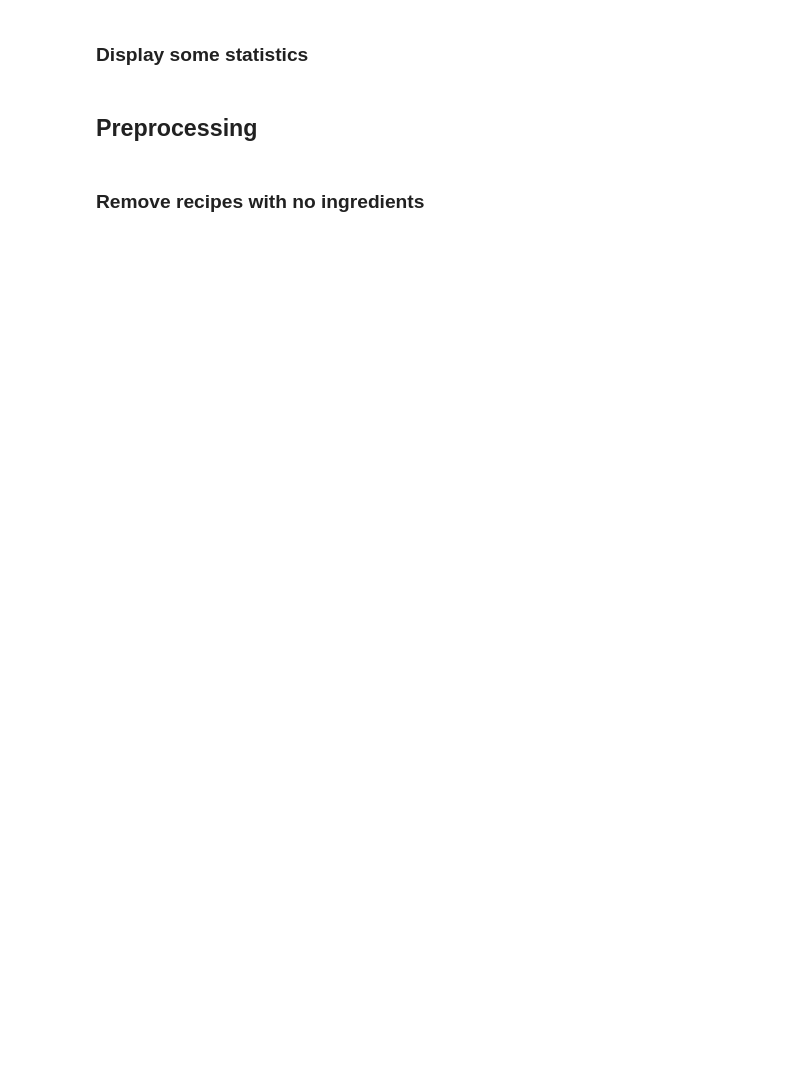
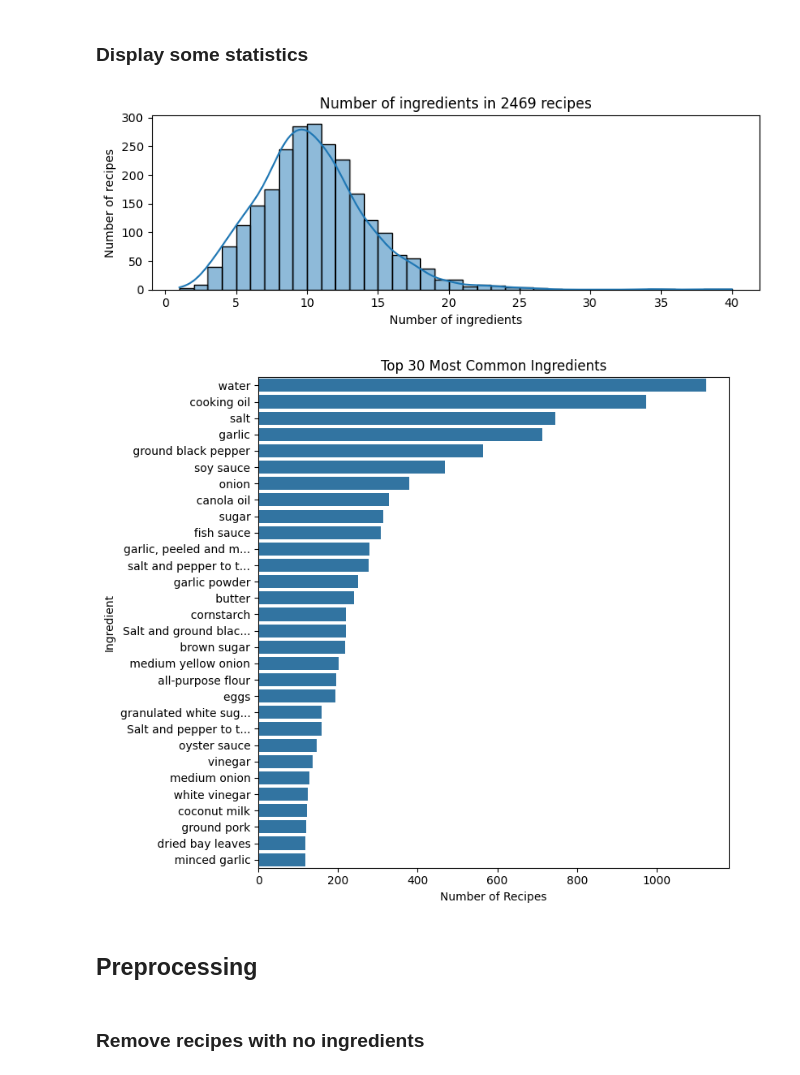
Before and after one commit to rixmape/panlasang-pinoy-clustering, a Jupyter notebook: main.ipynb, the cells around one changed output. Cells and saved outputs as stored; diff of their text form; code cells hidden in the pictures; blank space fills up the shorter version.

```diff
--- a/main.ipynb
+++ b/main.ipynb
@@ -10,10 +10,8 @@ The ambition is to identify clusters of Filipino dishes based on their ingredien
 import json
 import os
 
-RECIPES_PATH = "data/recipes"
 
-
-def load_recipes(path):
+def load_recipes(path="data/recipes"):
     """Combines all recipe data into a single list."""
     files = [file for file in os.listdir(path)]
 
@@ -27,5 +25,5 @@ def load_recipes(path):
     return recipes
 
 
-recipes = load_recipes(RECIPES_PATH)
+recipes = load_recipes()
 recipes[0]
@@ -44,55 +80,53 @@ recipe_df.info()
 # %%
 %matplotlib inline
 
 import matplotlib.pyplot as plt
 import seaborn as sns
 
 
-def plot_ingredient_analysis(
-    ingredient_series,
-    n=30,
-    most_common=True,
-    figsize=(8, 10),
+def plot_ingredient_count_distribution(ingredient_series, figsize=(8, 3)):
+    """Plots the distribution of the number of ingredients in recipes."""
+    counts = ingredient_series.dropna().apply(len)
+    plt.figure(figsize=figsize)
+    sns.histplot(counts, kde=True, binwidth=1)
+    plt.title(f"Number of ingredients in {len(counts)} recipes")
+    plt.xlabel("Number of ingredients")
+    plt.ylabel("Number of recipes")
+    plt.tight_layout()
+    plt.show()
+
+
+def plot_common_ingredients(
+    ingredient_series, n=30, most_common=True, figsize=(8, 7)
 ):
-    """Plots ingredient distributions for most/least common ingredients."""
-
+    """Plots the most or least common ingredients."""
     all_ingredients = ingredient_series.dropna().explode()
     ingredient_counts = all_ingredients.value_counts()
-
-    _, axs = plt.subplots(
-        2,
-        1,
-        figsize=figsize,
-        gridspec_kw={"height_ratios": [1, 5]},
-    )
-
-    counts = ingredient_series.dropna().apply(len)
-    sns.histplot(counts, kde=True, binwidth=1, ax=axs[0])
-    axs[0].set_title(f"Number of ingredients in {len(counts)} recipes")
-    axs[0].set_xlabel("Number of ingredients")
-    axs[0].set_ylabel("Number of recipes")
 
     if most_common:
         top_n_ingredients = ingredient_counts.head(n)
     else:
         top_n_ingredients = ingredient_counts.tail(n)
 
     ylabels = [
         f"{i[:20]:>20}{'...' if len(i) > 20 else ''}"
         for i in top_n_ingredients.index
     ]
-    sns.barplot(x=top_n_ingredients.values, y=ylabels, ax=axs[1])
-
+    plt.figure(figsize=figsize)
+    sns.barplot(x=top_n_ingredients.values, y=ylabels)
     indicator = "Most" if most_common else "Least"
-    axs[1].set_title(f"Top {n} {indicator} Common Ingredients")
-    axs[1].set_xlabel("Number of Recipes")
-    axs[1].set_ylabel("Ingredient")
-
+    plt.title(f"Top {n} {indicator} Common Ingredients")
+    plt.xlabel("Number of Recipes")
+    plt.ylabel("Ingredient")
     plt.tight_layout()
     plt.show()
 
 
-plot_ingredient_analysis(recipe_df["ingredients"])
+plot_ingredient_count_distribution(recipe_df.ingredients)
+plot_common_ingredients(recipe_df.ingredients, n=30, most_common=True)
+# %% [output]
+[figure, added]
+[figure, added]
 # %% [markdown]
 ## Preprocessing
 # %% [markdown]
```
Also changed, not shown: parts of 41 cells of this notebook, 7 other files.
